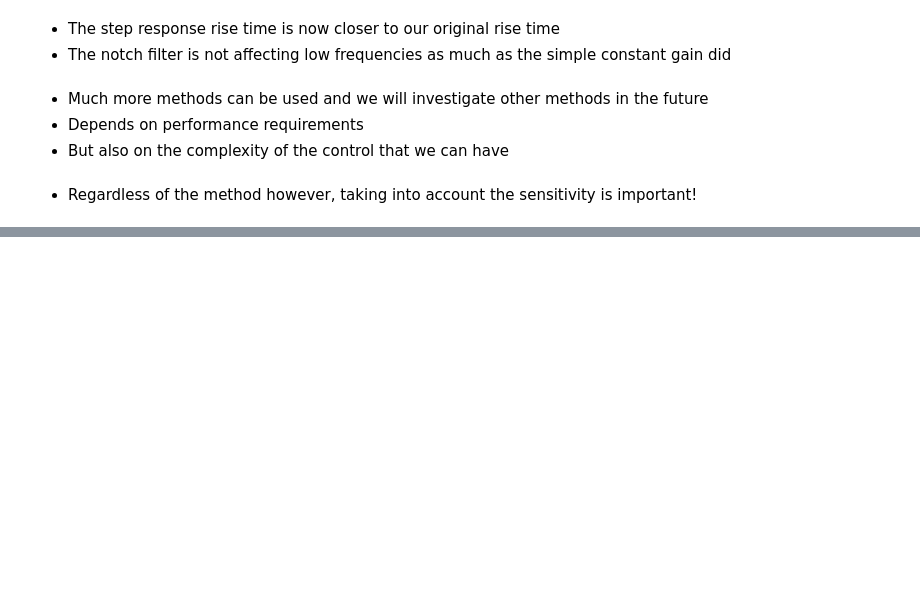
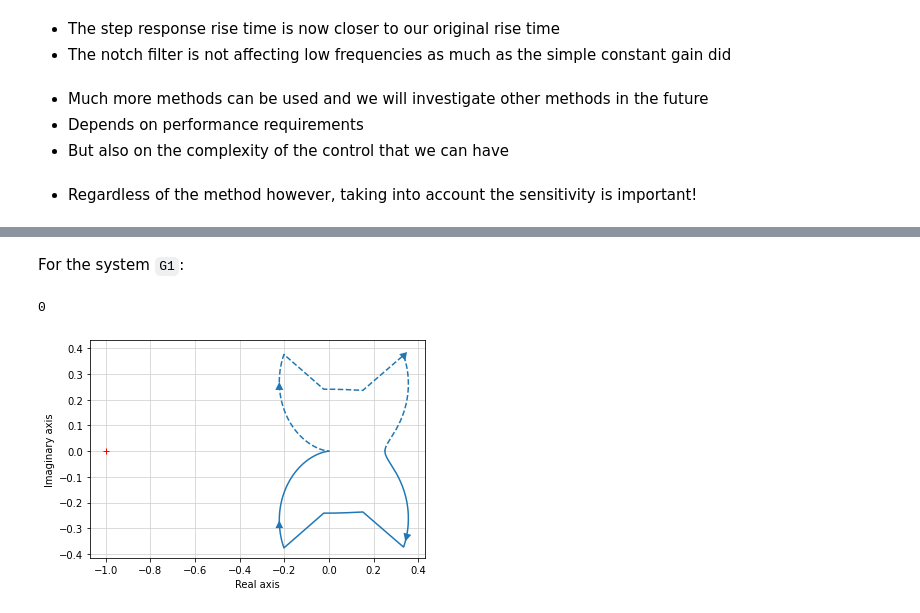
Before and after one commit to andreamunafo/classical_control_theory, a Jupyter notebook: 12_Stability_Margins.ipynb, the cells around one changed output, grey strips where cells are left out. Saved outputs shown, nothing was run; the diff lists cells and outputs as text; code cells hidden in the pictures; blank space fills up the shorter version.

```diff
--- a/12_Stability_Margins.ipynb
+++ b/12_Stability_Margins.ipynb
@@ -557,0 +642,7 @@ plt.grid();
+# %% [markdown]
+For the system `G1`:
+# %%
+control.nyquist_plot(G1)
+# %% [output]
+0
+[figure, added]
```
Also changed, not shown: parts of 23 cells of this notebook, 1 other file.
